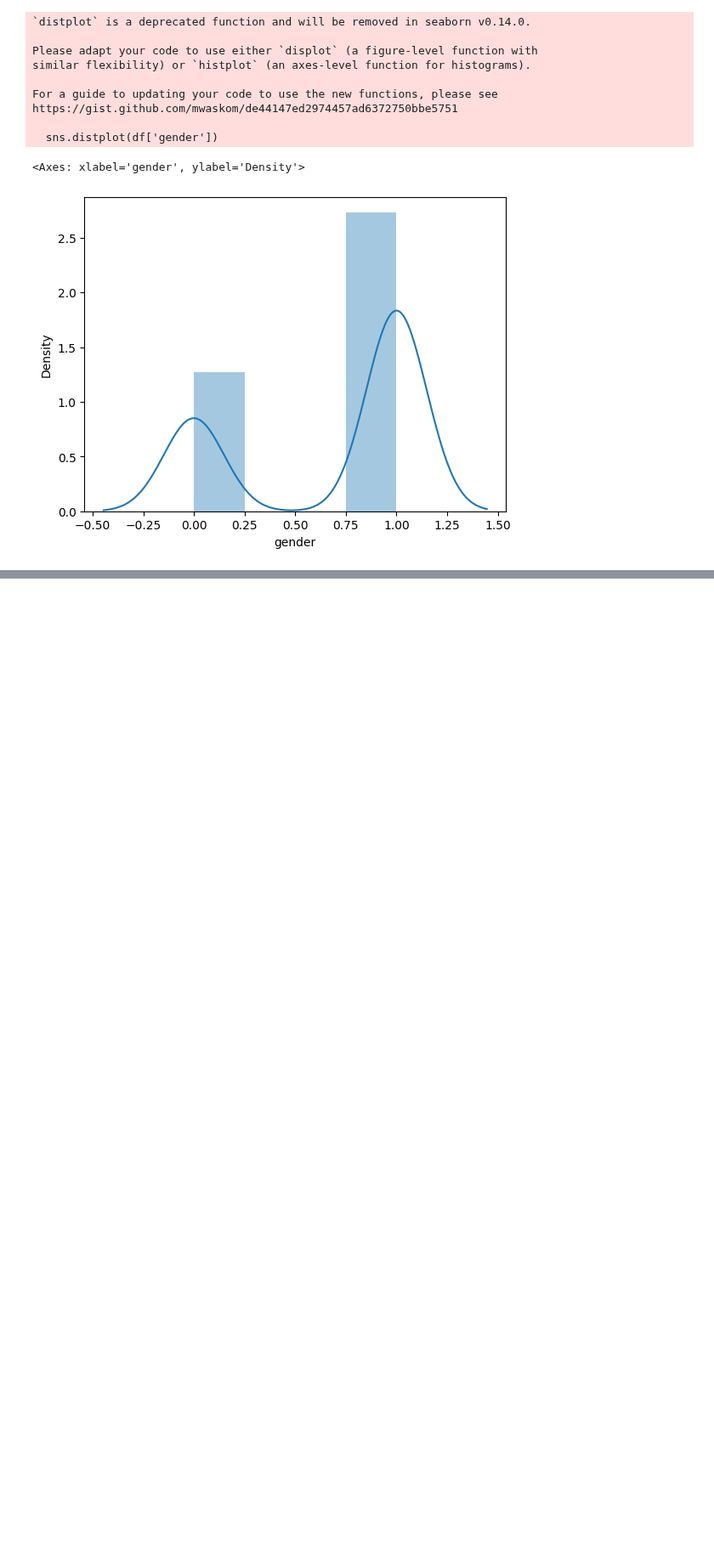
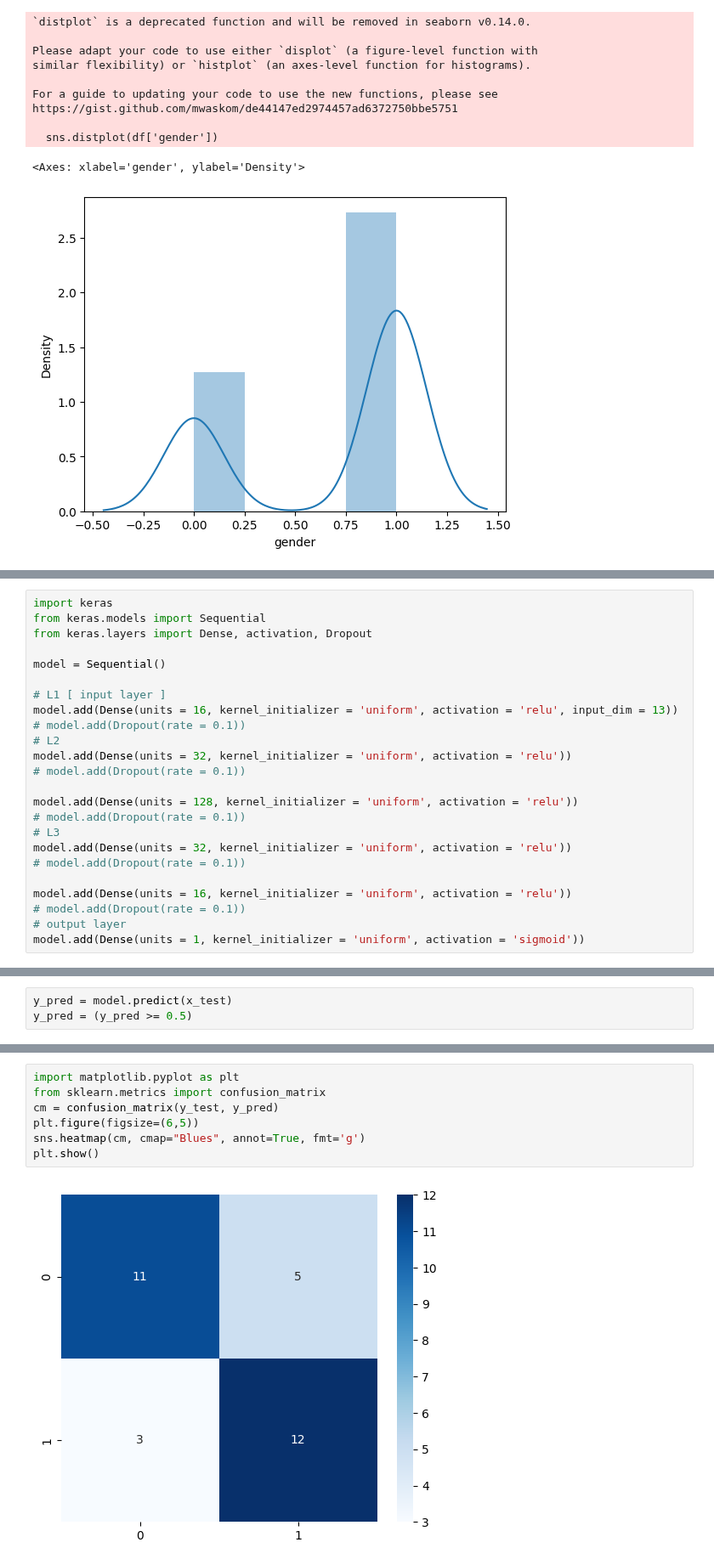
Before and after one commit to SHERIF-SAMY/SHERIF-SAMY, a Jupyter notebook: heart-disease.ipynb, the cells around one changed output, grey strips where cells are left out. Shown at 85% size. Cells and saved outputs as stored; diff of their text form; blank space fills up the shorter version.

```diff
--- a/heart-disease.ipynb
+++ b/heart-disease.ipynb
@@ -279,0 +288,24 @@ https://gist.github.com/mwaskom/de44147ed2974457ad6372750bbe5751
+# %%
+import keras
+from keras.models import Sequential
+from keras.layers import Dense, activation, Dropout
+
+model = Sequential()
+
+# L1 [ input layer ]
+model.add(Dense(units = 16, kernel_initializer = 'uniform', activation = 'relu', input_dim = 13))
+# model.add(Dropout(rate = 0.1))
+# L2
+model.add(Dense(units = 32, kernel_initializer = 'uniform', activation = 'relu'))
+# model.add(Dropout(rate = 0.1))
+
+model.add(Dense(units = 128, kernel_initializer = 'uniform', activation = 'relu'))
+# model.add(Dropout(rate = 0.1))
+# L3
+model.add(Dense(units = 32, kernel_initializer = 'uniform', activation = 'relu'))
+# model.add(Dropout(rate = 0.1))
+
+model.add(Dense(units = 16, kernel_initializer = 'uniform', activation = 'relu'))
+# model.add(Dropout(rate = 0.1))
+# output layer
+model.add(Dense(units = 1, kernel_initializer = 'uniform', activation = 'sigmoid'))
@@ -279,0 +378,3 @@ https://gist.github.com/mwaskom/de44147ed2974457ad6372750bbe5751
+# %%
+y_pred = model.predict(x_test)
+y_pred = (y_pred >= 0.5)
@@ -279,0 +390,9 @@ https://gist.github.com/mwaskom/de44147ed2974457ad6372750bbe5751
+# %%
+import matplotlib.pyplot as plt
+from sklearn.metrics import confusion_matrix
+cm = confusion_matrix(y_test, y_pred)
+plt.figure(figsize=(6,5))
+sns.heatmap(cm, cmap="Blues", annot=True, fmt='g')
+plt.show()
+# %% [output]
+[figure, added]
```
Also changed, not shown: parts of 12 cells of this notebook.
